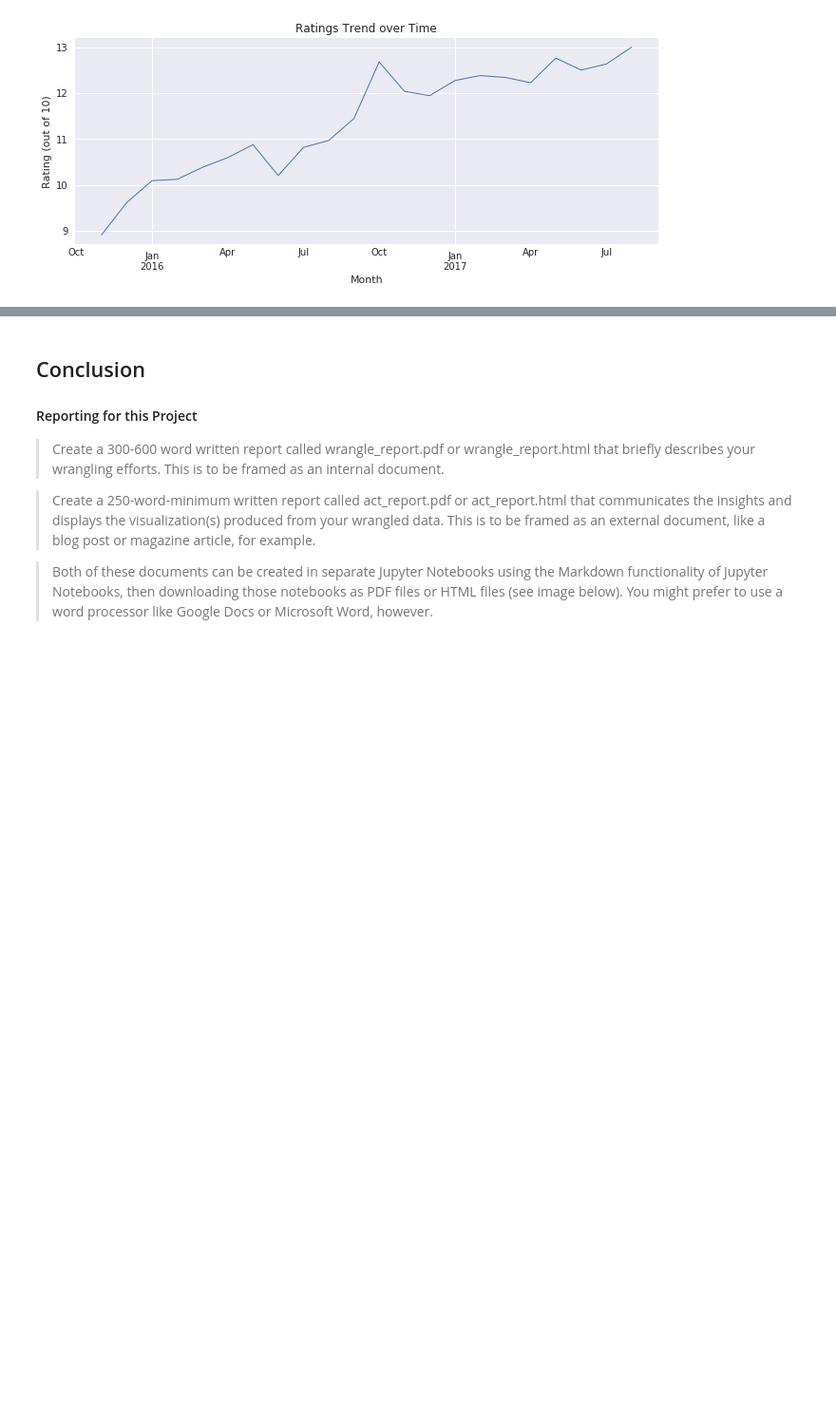
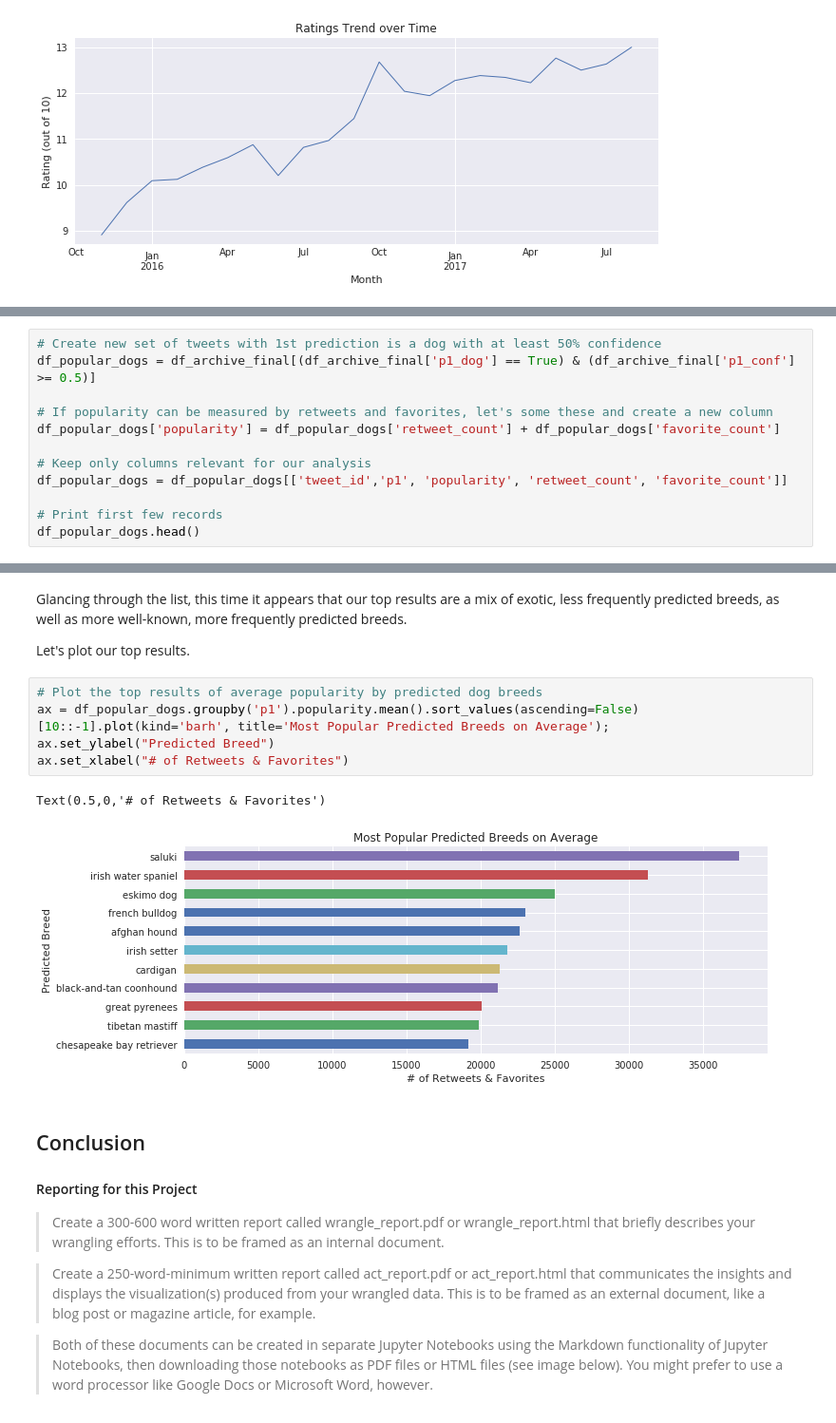
Before and after one commit to maleina/WeRateDogs-Twitter-Analysis, a Jupyter notebook: wrangle_act.ipynb, the cells around one changed output, grey strips where cells are left out. Shown at 95% size. Cells and saved outputs as stored; diff of their text form; blank space fills up the shorter version.

```diff
--- a/wrangle_act.ipynb
+++ b/wrangle_act.ipynb
@@ -1482,0 +1624,12 @@ Here we can clearly see that our average ratings have generally increased over t
+# %%
+# Create new set of tweets with 1st prediction is a dog with at least 50% confidence
+df_popular_dogs = df_archive_final[(df_archive_final['p1_dog'] == True) & (df_archive_final['p1_conf'] >= 0.5)]
+
+# If popularity can be measured by retweets and favorites, let's some these and create a new column
+df_popular_dogs['popularity'] = df_popular_dogs['retweet_count'] + df_popular_dogs['favorite_count']
+
+# Keep only columns relevant for our analysis
+df_popular_dogs = df_popular_dogs[['tweet_id','p1', 'popularity', 'retweet_count', 'favorite_count']]
+
+# Print first few records
+df_popular_dogs.head()
@@ -1483,3 +1670,15 @@ Here we can clearly see that our average ratings have generally increased over t
+# %% [markdown]
+Glancing through the list, this time it appears that our top results are a mix of exotic, less frequently predicted breeds, as well as more well-known, more frequently predicted breeds.
+
+Let's plot our top results.
+# %%
+# Plot the top results of average popularity by predicted dog breeds
+ax = df_popular_dogs.groupby('p1').popularity.mean().sort_values(ascending=False)[10::-1].plot(kind='barh', title='Most Popular Predicted Breeds on Average');
+ax.set_ylabel("Predicted Breed")
+ax.set_xlabel("# of Retweets & Favorites")
+# %% [output]
+Text(0.5,0,'# of Retweets & Favorites')
+[figure, added]
 # %% [markdown]
 <a id='concl'></a>
 ## Conclusion
```
Also changed, not shown: parts of 40 cells of this notebook.
